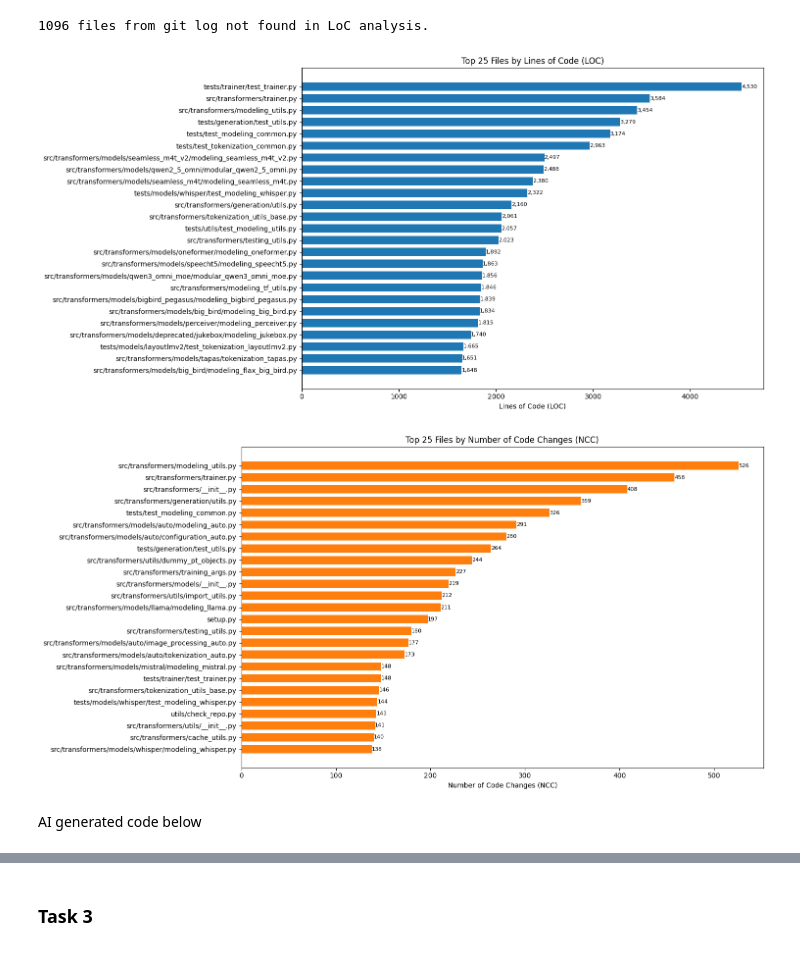
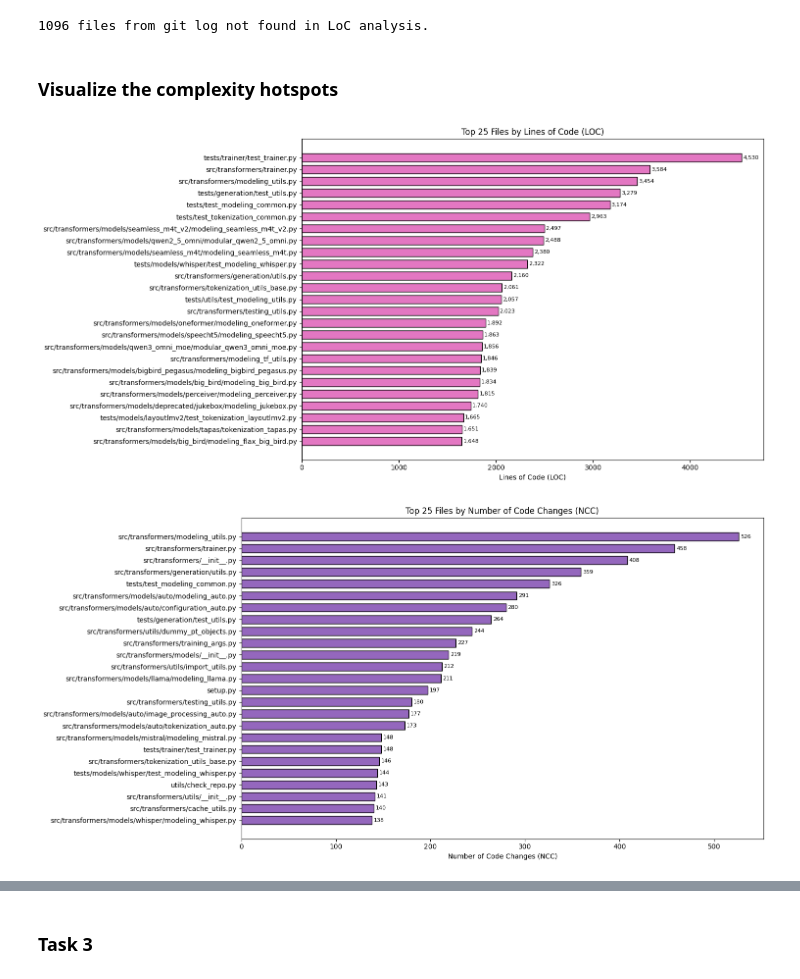
Before and after one commit to Cindylliu/FSS_Assignment_1, a Jupyter notebook: assignment.ipynb, the cells around one changed output, grey strips where cells are left out. Saved outputs shown, nothing was run; the diff lists cells and outputs as text; code cells hidden in the pictures.

```diff
--- a/assignment.ipynb
+++ b/assignment.ipynb
@@ -350,8 +350,11 @@ with open('git_log_output.txt', encoding='utf-8') as infile:
 print(f"{len(files_not_found)} files from git log not found in LoC analysis.")
 # %% [output]
 1096 files from git log not found in LoC analysis.
+# %% [markdown]
+### Visualize the complexity hotspots
 # %%
 top_loc_files = set()
+
 
 def plot_top_loc(stats_dict, top_n=25):
     # Convert the dictionary items into a list of (filename, loc_value) tuples
@@ -368,19 +371,17 @@ def plot_top_loc(stats_dict, top_n=25):
     fig, ax = plt.subplots(figsize=(15, top_n * 0.3))  # Height is dynamic based on number of bars
 
     # Create the horizontal bar chart
-    bars = ax.barh(filenames, loc_values, color="tab:blue", height=0.7)
+    bars = ax.barh(filenames, loc_values, color="tab:pink", height=0.7, edgecolor="black")
 
     ax.set_title(f"Top {top_n} Files by Lines of Code (LOC)")
     ax.set_xlabel("Lines of Code (LOC)")
 
     ax.invert_yaxis()  # Put highest LOC files (which are first in the list) at the top
 
-    plt.tight_layout()
-
     # Add LOC values on the bars
     for bar in bars:
         ax.text(
-            bar.get_width(),  # x position
+            bar.get_width() + 15,  # x position
             bar.get_y() + bar.get_height() / 2,  # y position (center of the bar)
             f"{bar.get_width():,}",  # The text (LOC value with comma)
             va="center",  # Vertical alignment
@@ -388,15 +389,16 @@ def plot_top_loc(stats_dict, top_n=25):
             color="black",
         )
 
-    # Display the plot
+    plt.tight_layout()
     plt.show()
 
 
 plot_top_loc(file_stats, top_n=25)
 # %% [output]
-[figure, old version]
+[figure, new version]
 # %%
 top_ncc_files = set()
+
 
 def plot_top_ncc(stats_dict, top_n=25):
     # Convert the dictionary items into a list
@@ -407,39 +409,35 @@ def plot_top_ncc(stats_dict, top_n=25):
     # Separate the data into filenames (labels) and NCC values (bars)
     filenames = [item[0] for item in top_data]
     top_ncc_files.update(filenames)
     ncc_values = [item[1] for item in top_data]
 
     # Create the figure and axes
     fig, ax = plt.subplots(figsize=(15, top_n * 0.3))  # Height is dynamic based on number of bars
 
     # Create the horizontal bar chart
-    bars = ax.barh(filenames, ncc_values, color="tab:orange", height=0.7)
+    bars = ax.barh(filenames, ncc_values, color="tab:purple", height=0.7, edgecolor="black")
 
     ax.set_title(f"Top {top_n} Files by Number of Code Changes (NCC)")
     ax.set_xlabel("Number of Code Changes (NCC)")
 
     ax.invert_yaxis()  # Put highest NCC files (which are first in the list) at the top
 
-    plt.tight_layout()
-
     # Add NCC values on the bars
     for bar in bars:
         ax.text(
-            bar.get_width(),  # x position
+            bar.get_width() + 2,  # x position
             bar.get_y() + bar.get_height() / 2,  # y position (center of the bar)
             f"{bar.get_width():,}",  # The text (NCC value with comma)
             va="center",  # Vertical alignment
             fontsize=8,
             color="black",
         )
 
-    # Display the plot
+    plt.tight_layout()
     plt.show()
 
 
 plot_top_ncc(file_stats, top_n=25)
 # %% [output]
-[figure, old version]
+[figure, new version]
-# %% [markdown]
-AI generated code below
 # %%
```
Also changed, not shown: parts of 4 cells of this notebook, 1 other file.
